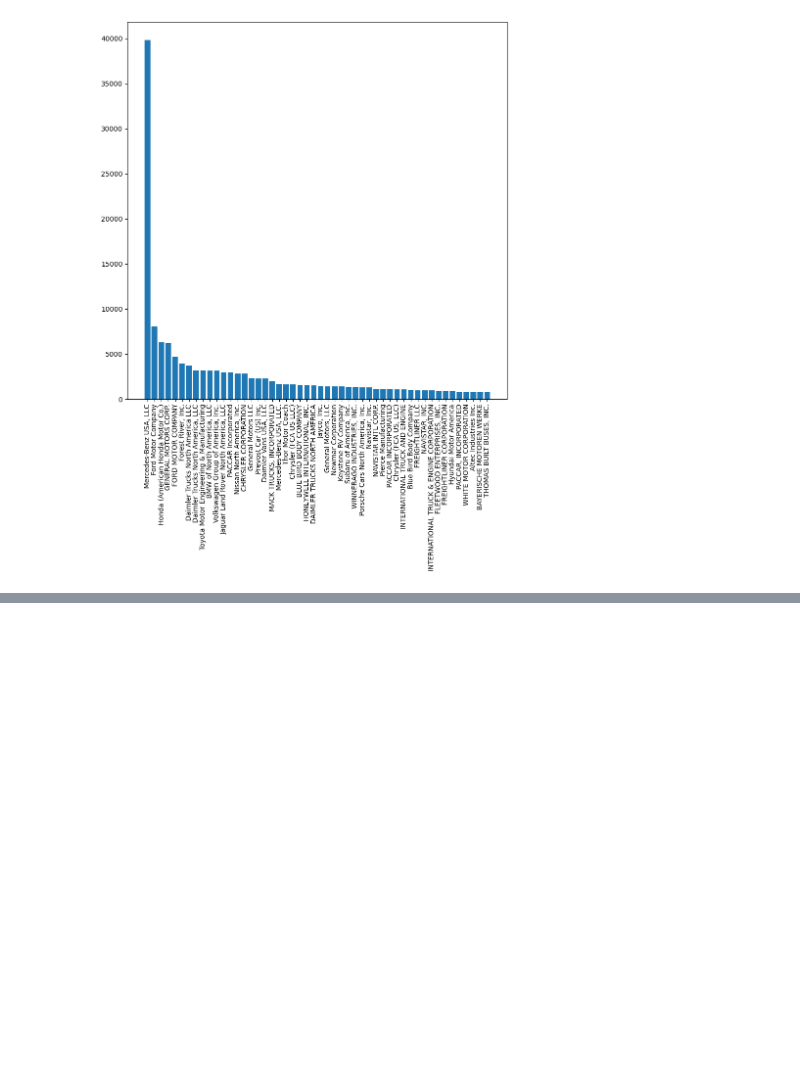
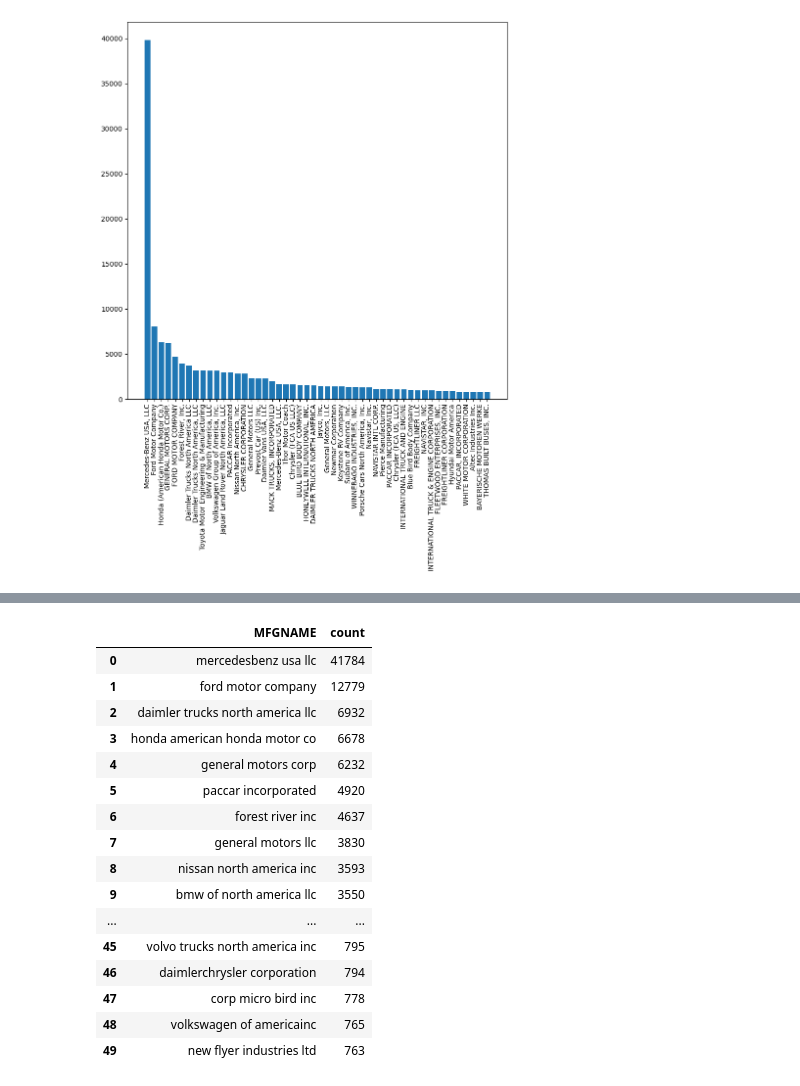
Before and after one commit to prithvidasgupta/si671, a Jupyter notebook: pm_nb.ipynb, the cells around one changed output, grey strips where cells are left out. Saved outputs shown, nothing was run; the diff lists cells and outputs as text; code cells hidden in the pictures; blank space fills up the shorter version.

```diff
--- a/pm_nb.ipynb
+++ b/pm_nb.ipynb
@@ -182,3 +229,24 @@ filtered_recalls.head()
+# %%
+# Top 50 Appearances of Manufacturers
+pd.DataFrame(filtered_recalls["MFGNAME"].value_counts(ascending=False)[:50]).reset_index()
+# %% [output]
+|  | MFGNAME | count |
+| 0 | mercedesbenz usa llc | 41784 |
+| 1 | ford motor company | 12779 |
+| 2 | daimler trucks north america llc | 6932 |
+| 3 | honda american honda motor co | 6678 |
+| 4 | general motors corp | 6232 |
+| 5 | paccar incorporated | 4920 |
+| 6 | forest river inc | 4637 |
+| 7 | general motors llc | 3830 |
+| 8 | nissan north america inc | 3593 |
+| 9 | bmw of north america llc | 3550 |
+| ... | ... | ... |
+| 45 | volvo trucks north america inc | 795 |
+| 46 | daimlerchrysler corporation | 794 |
+| 47 | corp micro bird inc | 778 |
+| 48 | volkswagen of americainc | 765 |
+| 49 | new flyer industries ltd | 763 |
 # %%
 companies = [
     "ford motor company",
```
Also changed, not shown: parts of 12 cells of this notebook, 1 other file.
